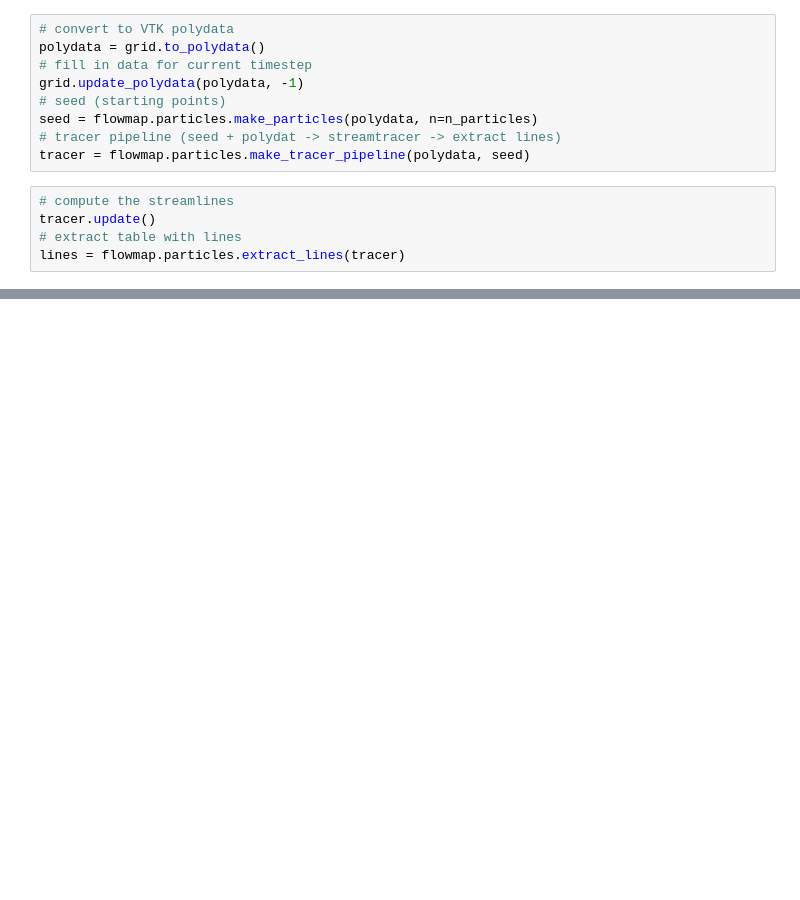
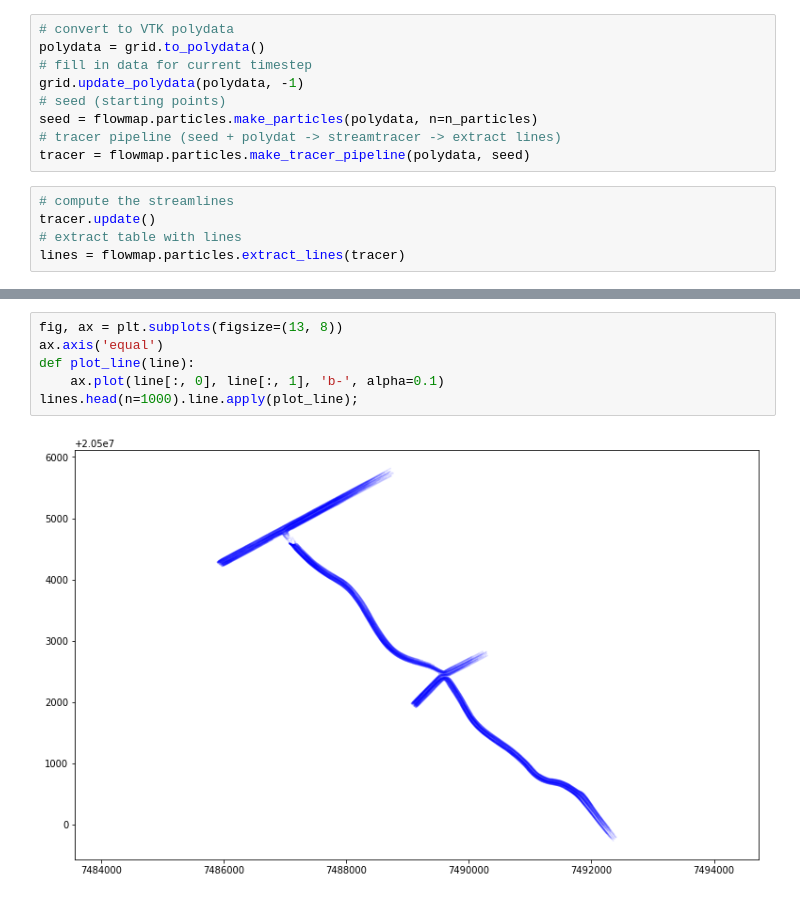
Before and after one commit to openearth/notebooks, a Jupyter notebook: streamline-demo.ipynb, the cells around one changed output, grey strips where cells are left out. Saved outputs shown, nothing was run; the diff lists cells and outputs as text; blank space fills up the shorter version.

```diff
--- a/streamline-demo.ipynb
+++ b/streamline-demo.ipynb
@@ -39,0 +50,8 @@ lines.head()
+# %%
+fig, ax = plt.subplots(figsize=(13, 8))
+ax.axis('equal')
+def plot_line(line):
+    ax.plot(line[:, 0], line[:, 1], 'b-', alpha=0.1)
+lines.head(n=1000).line.apply(plot_line);
+# %% [output]
+[figure, added]
```
Also changed, not shown: parts of 13 cells of this notebook.
